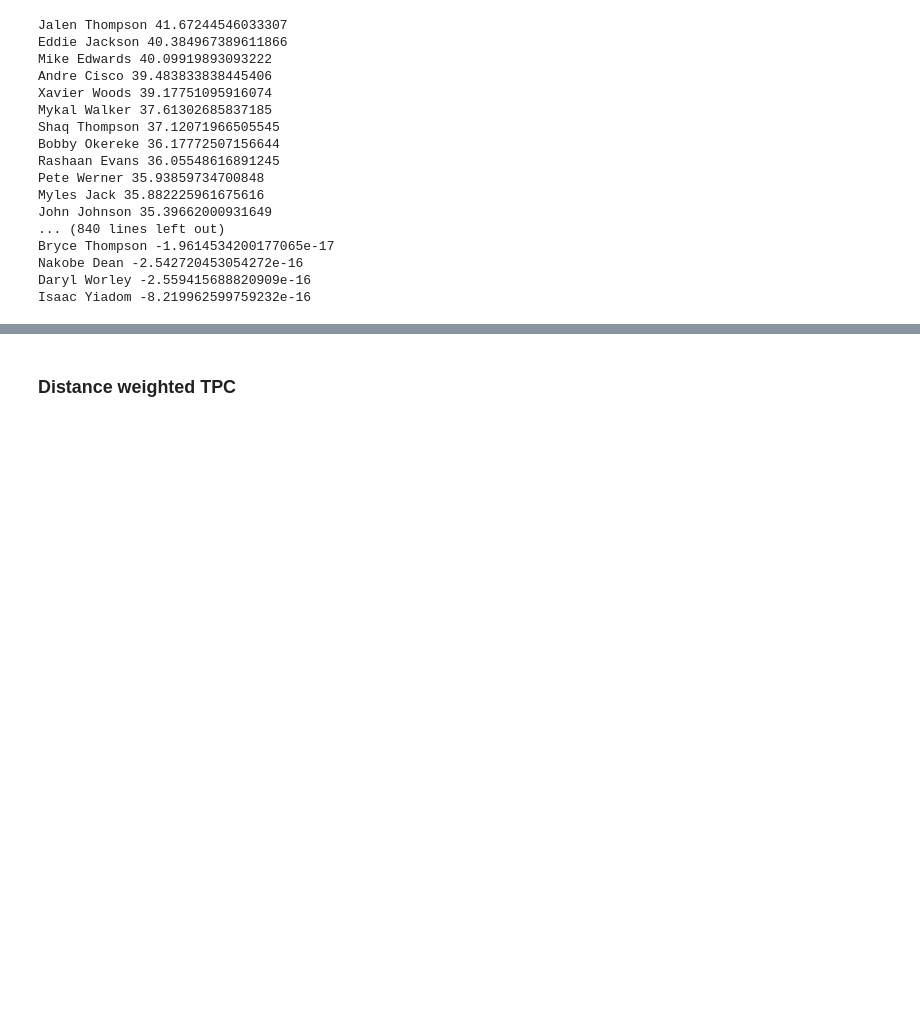
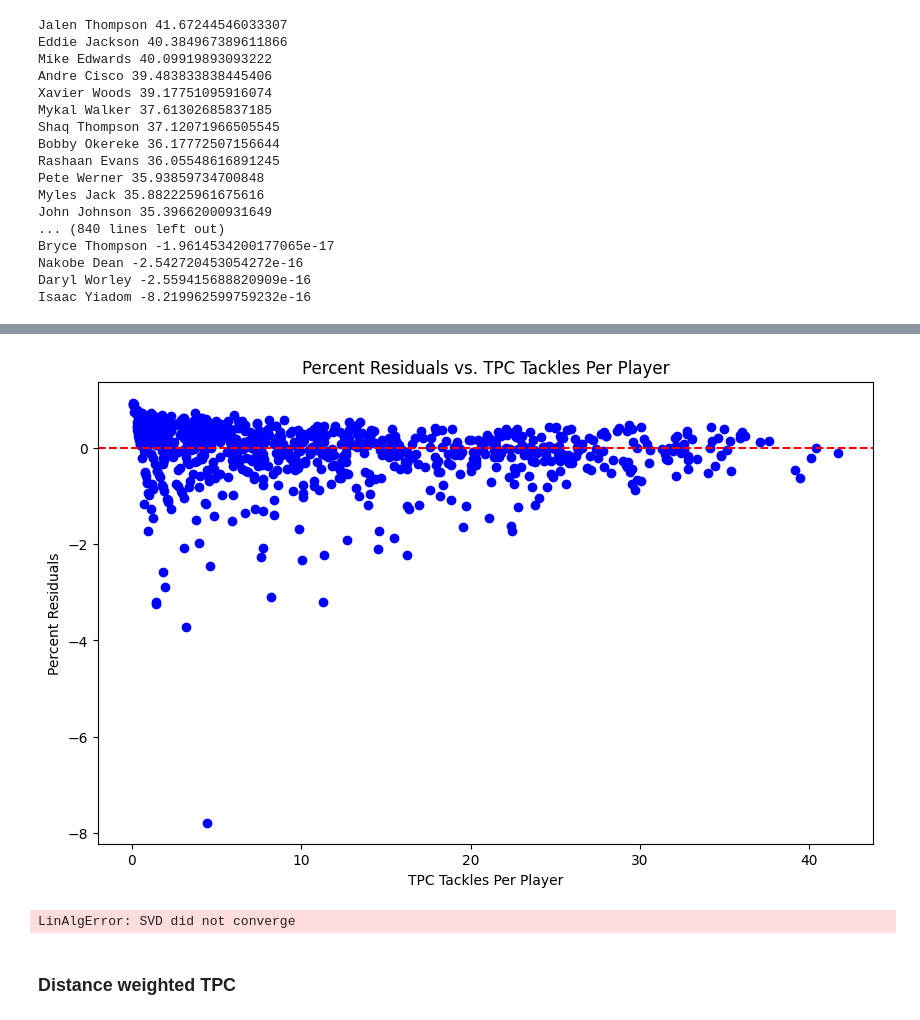
Before and after one commit to arham-habib/nfl-big-data-bowl-2024, a Jupyter notebook: nfl_big_data_bowl.ipynb, the cells around one changed output, grey strips where cells are left out. Drawn from its saved outputs; the diff is of its cells as text; code cells hidden in the pictures; blank space fills up the shorter version.

```diff
--- a/nfl_big_data_bowl.ipynb
+++ b/nfl_big_data_bowl.ipynb
@@ -1319,3 +1417,36 @@ ValueError: Found input variables with inconsistent numbers of samples: [856, 79
+# %%
+from statsmodels.tsa.stattools import adfuller
+import matplotlib.pyplot as plt
+
+# Assuming residuals and y are already defined
+
+# Calculate percent residuals (avoid division by zero)
+percent_residuals = residuals / y
+
+# Plotting percent residuals
+plt.figure(figsize=(10, 6))
+plt.scatter(x, percent_residuals, color='blue')
+plt.axhline(y=0, color='red', linestyle='--')
+plt.xlabel('TPC Tackles Per Player')
+plt.ylabel('Percent Residuals')
+plt.title('Percent Residuals vs. TPC Tackles Per Player')
+plt.show()
+
+# Run ADF test
+adf_result = adfuller(percent_residuals)
+print(f'ADF Statistic: {adf_result[0]}')
+print(f'p-value: {adf_result[1]}')
+for key, value in adf_result[4].items():
+    print(f'Critical Value {key}: {value}')
+
+# Interpretation of ADF test
+if adf_result[1] < 0.05:
+    print("Evidence against the null hypothesis (stationary)")
+else:
+    print("No evidence against the null hypothesis (non-stationary)")
+# %% [output]
+[figure, added]
+LinAlgError: SVD did not converge
 # %% [markdown]
 ### Distance weighted TPC
 # %%
```
Also changed, not shown: parts of 16 cells of this notebook, 1 other file.
